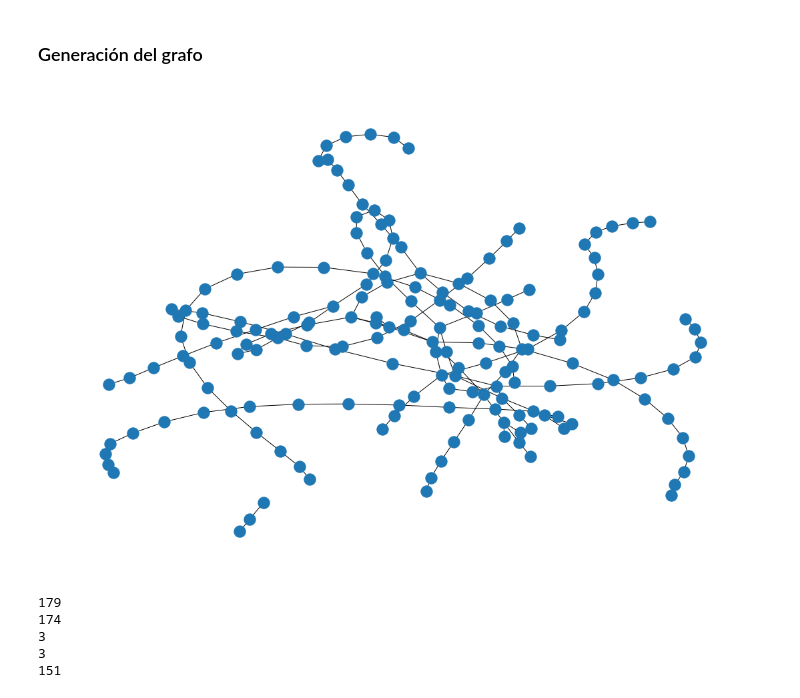
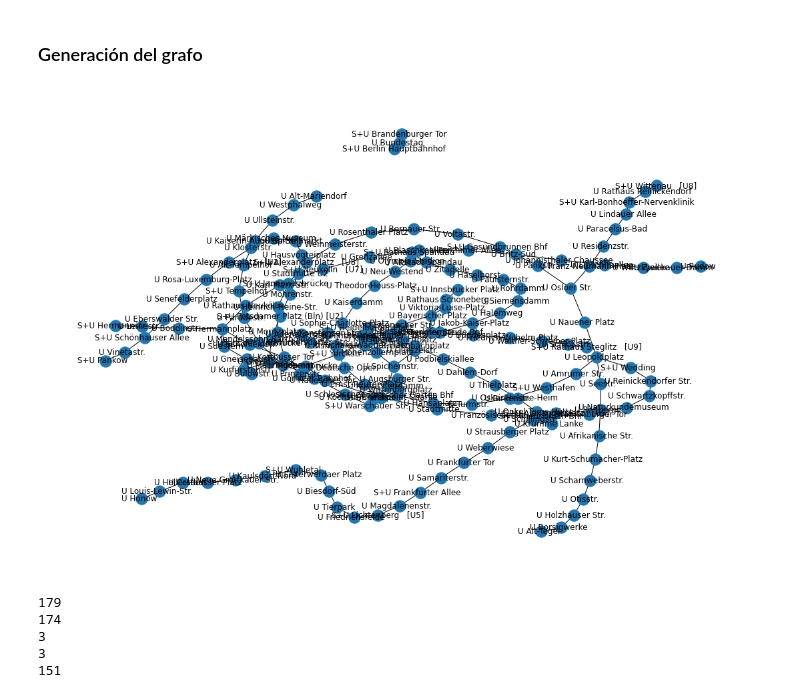
Before and after one commit to Khristianus/Ciencia_redes, a Jupyter notebook: Berlin_Tarea2_CEIE-Sin2nodos.ipynb, the cells around one changed output. Drawn from its saved outputs; the diff is of its cells as text; code cells hidden in the pictures.

```diff
--- a/Berlin_Tarea2_CEIE-Sin2nodos.ipynb
+++ b/Berlin_Tarea2_CEIE-Sin2nodos.ipynb
@@ -111,21 +111,21 @@ sub_stations
 # %%
 GS = nx.Graph() #Agregamos todos las estaciones como nodos
 stations = np.append(sub_stations["from_name"].to_numpy(),sub_stations["to_name"].to_numpy())
 
 stations = np.unique(stations) #Obtenemos valores unicos
 
 nodes = set(stations)
 GS.add_nodes_from(nodes) #Agrega cada estacion como un nodo
 
 for index, row in sub_stations.iterrows(): #Agrego los enlaces
     GS.add_edge(row['from_name'], row['to_name'])
 
 plt.figure(figsize=(15,10))
 pos = nx.spring_layout(GS)
 
-nx.draw(GS,pos,with_labels=False) #nx.draw(G,pos,with_labels=True)
+nx.draw(GS,pos,with_labels=True) #nx.draw(G,pos,with_labels=True)
 # %% [output]
-[figure, old version]
+[figure, new version]
 # %%
 print(GS.number_of_edges())
 print(GS.number_of_nodes())
```
Also changed, not shown: parts of 11 cells of this notebook, 1 other file.
